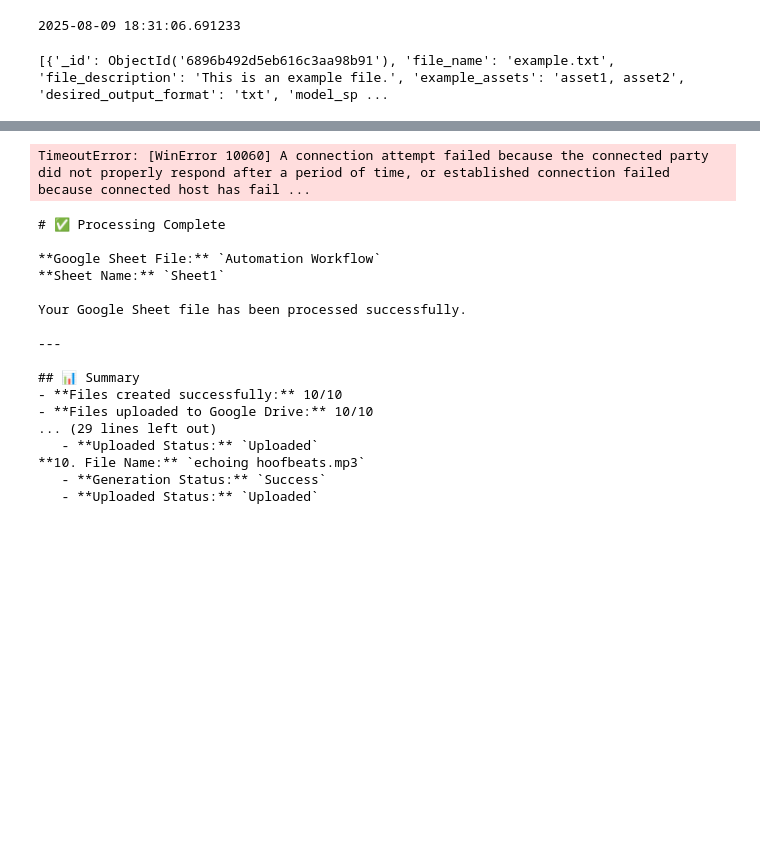
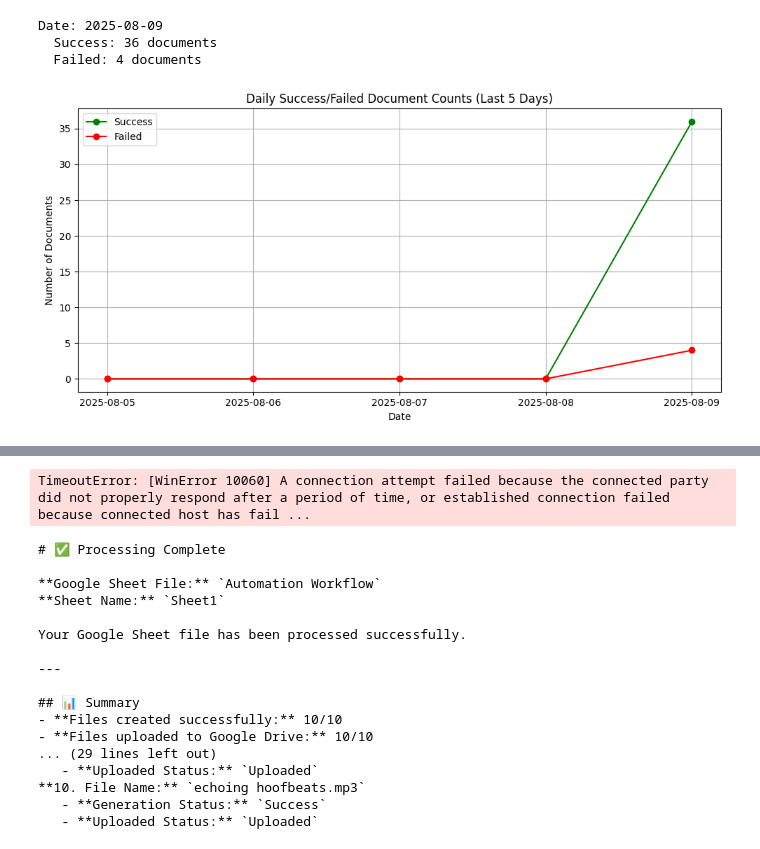
Before and after one commit to ngynmhieu/Assignment_1, a Jupyter notebook: notebooks/sample.ipynb, the cells around one changed output, grey strips where cells are left out. Cells and saved outputs as stored; diff of their text form; code cells hidden in the pictures; blank space fills up the shorter version.

Commit message:
Update full workflow

```diff
--- a/notebooks/sample.ipynb
+++ b/notebooks/sample.ipynb
@@ -30,0 +33,4 @@ class MongoDBService:
+# %%
+
+all_docs = mongodb_service.find_documents_with_filter({})
+print (len(all_docs))
@@ -37,12 +57,60 @@ print(doc)
 # %%
-from datetime import datetime
-print (datetime.now())
+grouped_docs = _group_documents_by_date(all_docs)
+for key, value in grouped_docs.items():
+    print(f"Date: {key}")
+    for status, docs in value.items():
+        print(f"  {status}:", len(docs), "documents")
 # %% [output]
-2025-08-09 18:31:06.691233
+Date: 2025-08-09
+  Success: 36 documents
+  Failed: 4 documents
 # %%
-filter = {"status": "success"}
-docs = mongodb_service.find_documents_with_filter(filter)
-print(docs)
+def _generate_mail_content(docs: dict) -> tuple:
+    subject = "[AutomationWorkflow] Daily report"
+
+    body = """
+<h1 style='color:#2d7cff;'>📅 Daily Report Summary</h1>
+<hr>
+"""
+    if not docs:
+        body += "<p>No data available for the selected period.</p>"
+    else:
+        for date, results in sorted(docs.items()):
+            body += f"<h2 style='color:#444;'>{date}</h2>"
+            num_success = len(results.get("Success", []))
+            num_failed = len(results.get("Failed", []))
+            body += f"<ul>"
+            body += f"<li><b>✅ Successful generations:</b> {num_success}</li>"
+            body += f"<li><b>❌ Failed generations:</b> {num_failed}</li>"
+            body += f"</ul>"
+            body += "<hr>"
+    return subject, body
-# %% [output]
-[{'_id': ObjectId('6896b492d5eb616c3aa98b91'), 'file_name': 'example.txt', 'file_description': 'This is an example file.', 'example_assets': 'asset1, asset2', 'desired_output_format': 'txt', 'model_sp ...
+# %%
+import matplotlib.pyplot as plt
+import datetime
+def _generate_analytics_chart(docs: dict) -> None:
+    # Get last 5 days sorted
+    today = datetime.date.today()
+    last_5_days = [today - datetime.timedelta(days=i) for i in range(4, -1, -1)]
+    last_5_days_str = [d.strftime('%Y-%m-%d') for d in last_5_days]
+    success_counts = []
+    failed_counts = []
+    for d in last_5_days:
+        day_docs = docs.get(d, {'Success': [], 'Failed': []})
+        success_counts.append(len(day_docs.get('Success', [])))
+        failed_counts.append(len(day_docs.get('Failed', [])))
+    plt.figure(figsize=(10,5))
+    plt.plot(last_5_days_str, success_counts, marker='o', color='green', label='Success')
+    plt.plot(last_5_days_str, failed_counts, marker='o', color='red', label='Failed')
+    plt.xlabel('Date')
+    plt.ylabel('Number of Documents')
+    plt.title('Daily Success/Failed Document Counts (Last 5 Days)')
+    plt.legend()
+    plt.grid(True)
+    plt.tight_layout()
+    plt.show()
+# Example usage:
+_generate_analytics_chart(grouped_docs)
+# %% [output]
+[figure, added]
 # %%
```
Also changed, not shown: parts of 5 cells of this notebook, 4 other files.
